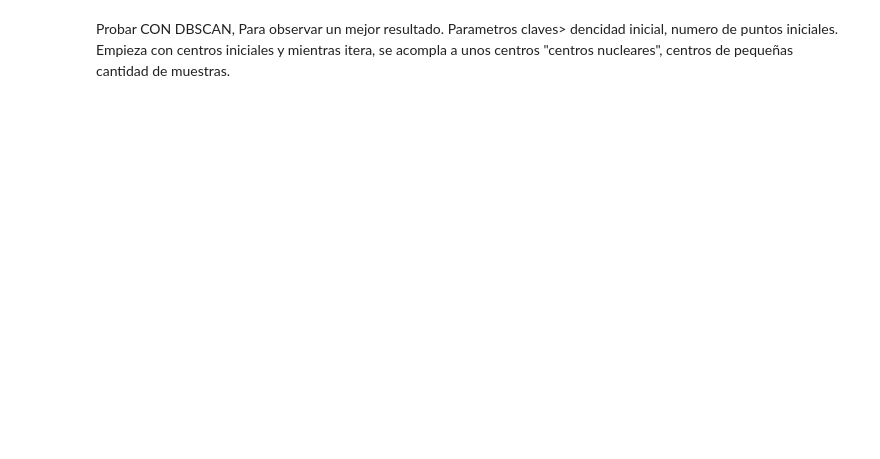
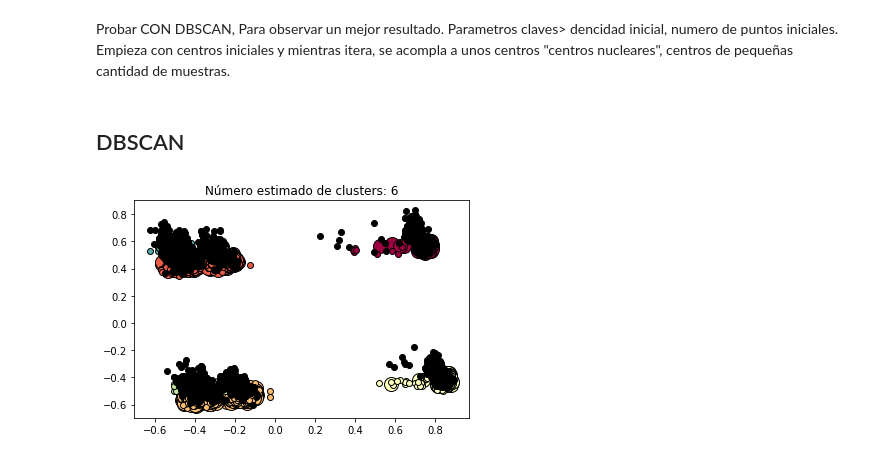
Before and after one commit to federovskys/Proyecto_Integrador_MachineLearning_MEData, a Jupyter notebook: defunciones_2015.ipynb, the cells around one changed output. Cells and saved outputs as stored; diff of their text form; code cells hidden in the pictures; blank space fills up the shorter version.

Commit message:
DBSCAN en defunciones

```diff
--- a/defunciones_2015.ipynb
+++ b/defunciones_2015.ipynb
@@ -502,3 +504,59 @@ NameError: name 'SpectralClustering' is not defined
 # %% [markdown]
 Probar CON DBSCAN, Para observar un mejor resultado. Parametros claves> dencidad inicial, numero de puntos iniciales.
 Empieza con centros iniciales y mientras itera, se acompla a unos centros "centros nucleares", centros de pequeñas cantidad de muestras.
+# %% [markdown]
+## DBSCAN
+# %%
+from sklearn.cluster import DBSCAN # Se aplica el algoritmo de clustering DBSCAN
+from sklearn.datasets import make_moons # base de datos de las lunas
+import mglearn
+
+
+Modelo_DBSCAN_Basico = DBSCAN(eps = 0.7, metric = 'euclidean', algorithm = 'auto', leaf_size = 500, min_samples = 100) #con valores muy pequeños
+# Modelo DBSCAN
+# eps es un parámetro que representa la máxima distancia entre dos muestras para ser consideradas como de la misma
+# vecindad. Si eps tiene un valor grandes, se agrega más puntos de vecindad para calcular la distancia máxima. En
+# cambio, si eps tiene un valor pequeño, se creará menos puntos de vecindad.
+# metric es el tipo de métrica de distancia usada para calcular la distancia entre muestras en un arreglo de características.
+# Por defecto, se usa 'euclidean' pero pueden usar otras como: ‘cityblock’, ‘cosine’, ‘euclidean’, ‘l1’, ‘l2’, ‘manhattan’.
+# algorithm es un algoritmo para el módulo de los vecinos más cercanos o centros nucleares más cercanos para computar
+# distancias puntuales y encontrar el centro nuclear más cercanop.
+# Por defecto, es 'auto' pero pueden usar otras opciones: 'ball_tree', 'kd_tree', 'brute'
+# leaf_size es el tamaño del árbol que puede afectar la velocidad de construcción del modelo. Si utilizas un número grande,
+# se utiliza dicho valor para tamaños de datos grandes pero si utilizas un número menor, es para datos no tan amplios.
+# min_samples es el número de muestras en un vecindad para un punto que será considerado como el centro nuclear.
+
+Modelo_DBSCAN_Basico.fit_predict(Nuevos_Datos)
+Etiquetas = Modelo_DBSCAN_Basico.labels_ # Calcula las clases o etiquetas con ruido
+centros = Modelo_DBSCAN_Basico.components_ # Calcula la matriz de centros nucleares
+core_samples_mask = np.zeros_like(Etiquetas, dtype=bool)
+core_samples_mask[Modelo_DBSCAN_Basico.core_sample_indices_] = True
+n_clusters_ = len(set(Etiquetas)) - (1 if -1 in Etiquetas else 0)
+n_ruido_ = list(Etiquetas).count(-1)
+Clases_Sin_Ruido = Modelo_DBSCAN_Basico.labels_ # Calcula las clases o etiquetas sin ruido
+
+unique_labels = set(Clases_Sin_Ruido)
+colors = [pyplot.cm.Spectral(each)
+          for each in np.linspace(0, 1, len(unique_labels))]
+
+for k, col in zip(unique_labels, colors):
+    if k == -1:
+        # Los puntos negros significan datos con ruido y que no pudieron ser agrupados
+        col = [0, 0, 0, 1]
+
+    class_member_mask = (Clases_Sin_Ruido == k)
+
+    xy = Nuevos_Datos[class_member_mask & core_samples_mask]
+    pyplot.plot(xy[:, 0], xy[:, 1], 'o', markerfacecolor=tuple(col),
+             markeredgecolor='k', markersize=14)
+
+    xy = Nuevos_Datos[class_member_mask & ~core_samples_mask]
+    pyplot.plot(xy[:, 0], xy[:, 1], 'o', markerfacecolor=tuple(col),
+             markeredgecolor='k', markersize=6)
+
+
+
+pyplot.title('Número estimado de clusters: %d' % n_clusters_)
+pyplot.show()
+# %% [output]
+[figure, added]
```
Also changed, not shown: parts of 1 cell of this notebook.
